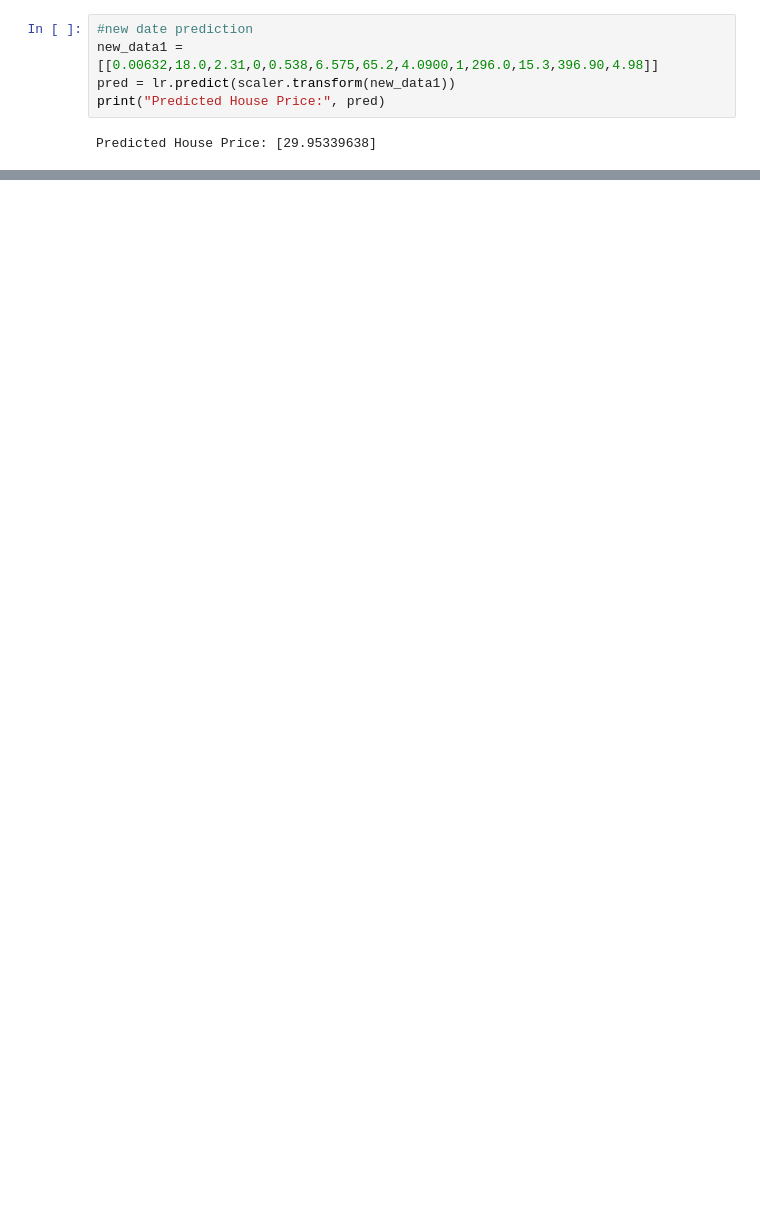
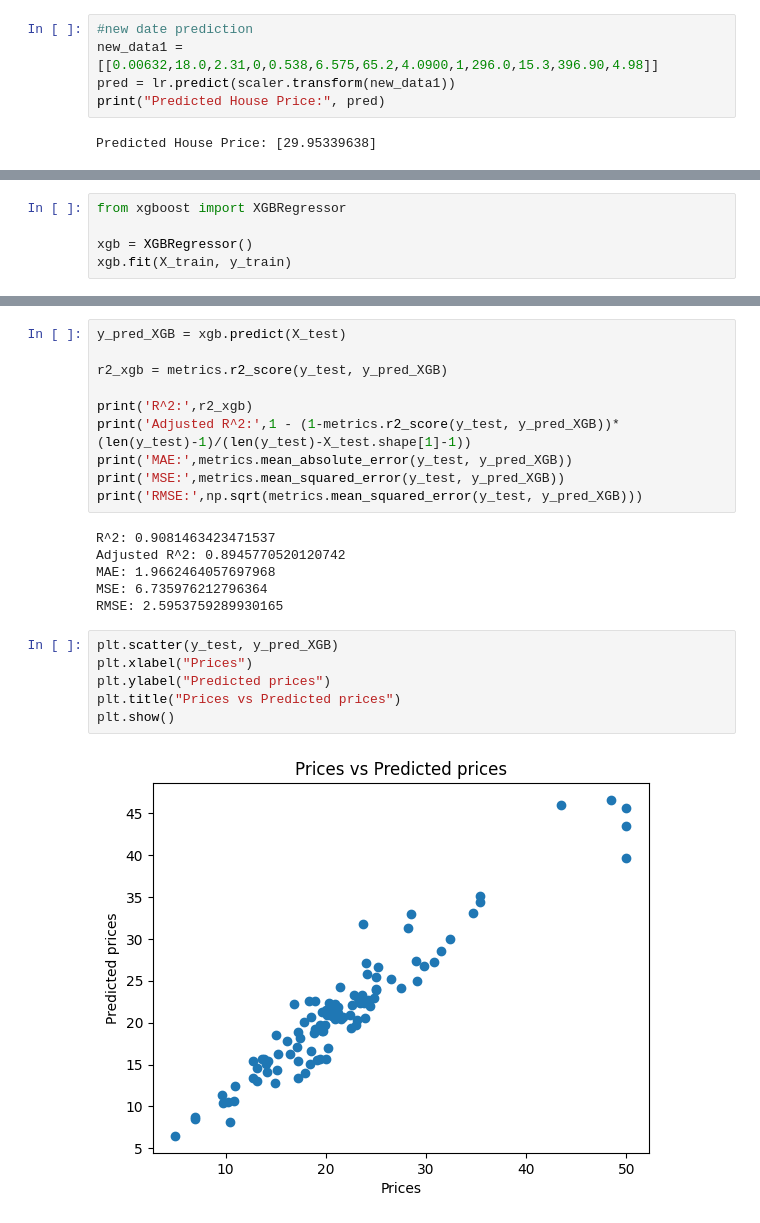
Before and after one commit to rajan7838/Boston-House-Pricing, a Jupyter notebook: linear_regression_ml.ipynb, the cells around one changed output, grey strips where cells are left out. Drawn from its saved outputs; the diff is of its cells as text; blank space fills up the shorter version.

```diff
--- a/linear_regression_ml.ipynb
+++ b/linear_regression_ml.ipynb
@@ -224,0 +249,5 @@ array([29.95339638])
+# %%
+from xgboost import XGBRegressor
+
+xgb = XGBRegressor()
+xgb.fit(X_train, y_train)
@@ -224,0 +265,24 @@ array([29.95339638])
+# %%
+y_pred_XGB = xgb.predict(X_test)
+
+r2_xgb = metrics.r2_score(y_test, y_pred_XGB)
+
+print('R^2:',r2_xgb)
+print('Adjusted R^2:',1 - (1-metrics.r2_score(y_test, y_pred_XGB))*(len(y_test)-1)/(len(y_test)-X_test.shape[1]-1))
+print('MAE:',metrics.mean_absolute_error(y_test, y_pred_XGB))
+print('MSE:',metrics.mean_squared_error(y_test, y_pred_XGB))
+print('RMSE:',np.sqrt(metrics.mean_squared_error(y_test, y_pred_XGB)))
+# %% [output]
+R^2: 0.9081463423471537
+Adjusted R^2: 0.8945770520120742
+MAE: 1.9662464057697968
+MSE: 6.735976212796364
+RMSE: 2.5953759289930165
+# %%
+plt.scatter(y_test, y_pred_XGB)
+plt.xlabel("Prices")
+plt.ylabel("Predicted prices")
+plt.title("Prices vs Predicted prices")
+plt.show()
+# %% [output]
+[figure, added]
```
Also changed, not shown: parts of 25 cells of this notebook, 1 other file.
